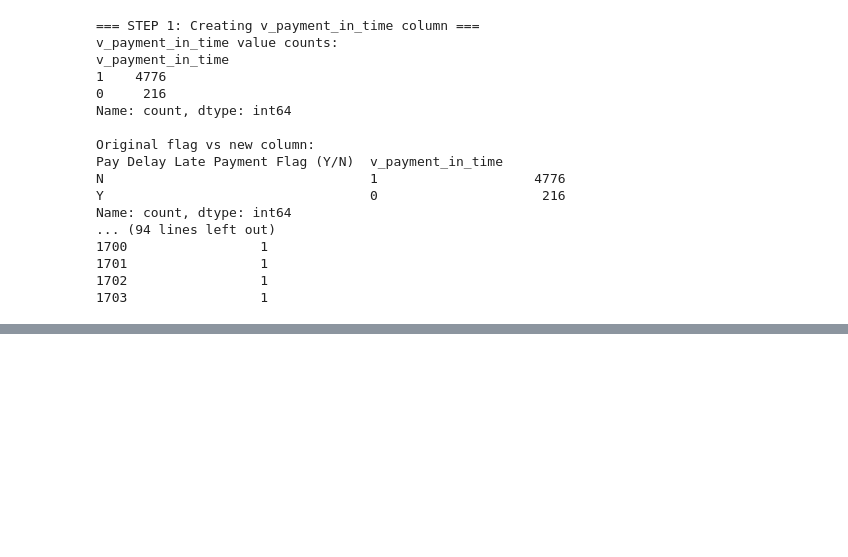
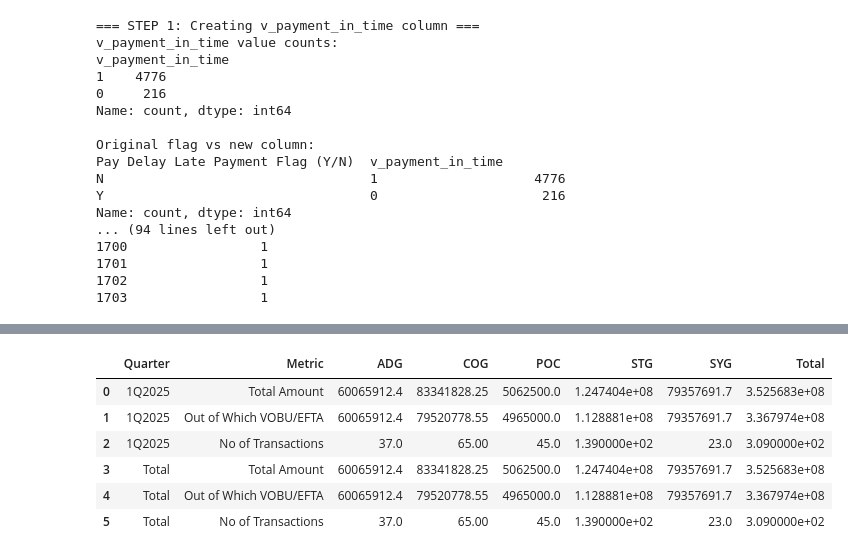
Before and after one commit to vinciliba/QuarterlyReport, a Jupyter notebook: payments.ipynb, the cells around one changed output, grey strips where cells are left out. Cells and saved outputs as stored; diff of their text form; code cells hidden in the pictures; blank space fills up the shorter version.

```diff
--- a/payments.ipynb
+++ b/payments.ipynb
@@ -577,0 +1606,11 @@ df_paym.to_excel('paym.xlsx')
+# %%
+heu_prefinancing = get_great_table(quarterly_tables, 'HEU', 'Pre-financing')
+heu_prefinancing
+# %% [output]
+|  | Quarter | Metric | ADG | COG | POC | STG | SYG | Total |
+| 0 | 1Q2025 | Total Amount | 60065912.4 | 83341828.25 | 5062500.0 | 1.247404e+08 | 79357691.7 | 3.525683e+08 |
+| 1 | 1Q2025 | Out of Which VOBU/EFTA | 60065912.4 | 79520778.55 | 4965000.0 | 1.128881e+08 | 79357691.7 | 3.367974e+08 |
+| 2 | 1Q2025 | No of Transactions | 37.0 | 65.00 | 45.0 | 1.390000e+02 | 23.0 | 3.090000e+02 |
+| 3 | Total | Total Amount | 60065912.4 | 83341828.25 | 5062500.0 | 1.247404e+08 | 79357691.7 | 3.525683e+08 |
+| 4 | Total | Out of Which VOBU/EFTA | 60065912.4 | 79520778.55 | 4965000.0 | 1.128881e+08 | 79357691.7 | 3.367974e+08 |
+| 5 | Total | No of Transactions | 37.0 | 65.00 | 45.0 | 1.390000e+02 | 23.0 | 3.090000e+02 |
```
Also changed, not shown: parts of 9 cells of this notebook, 1 other file.
